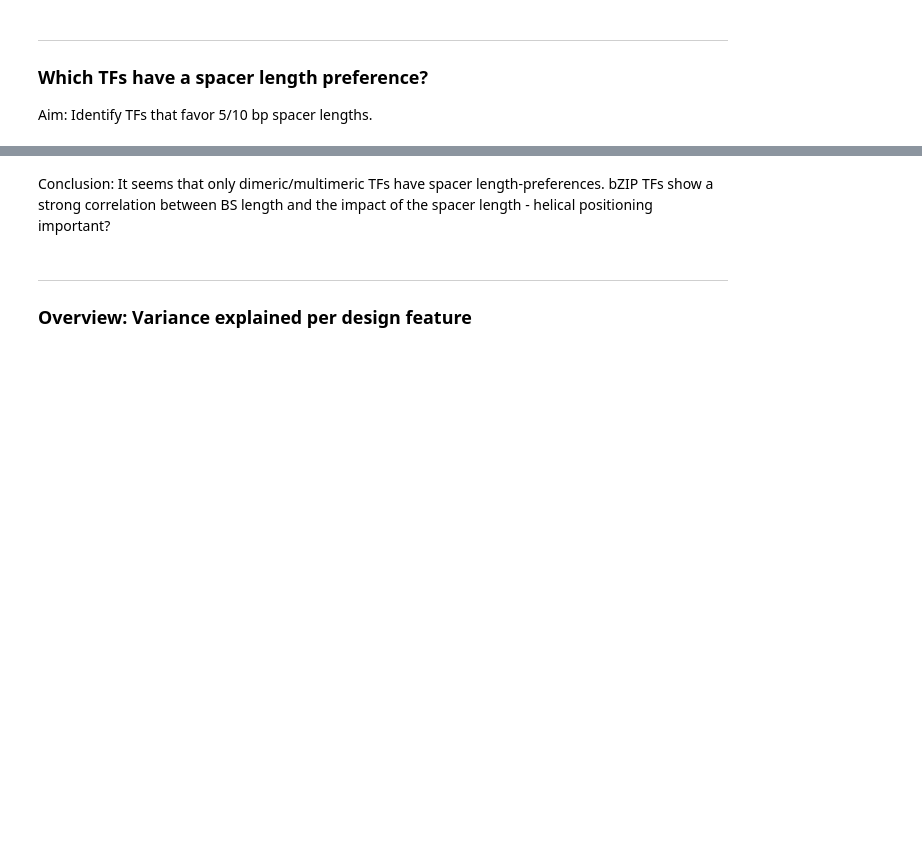
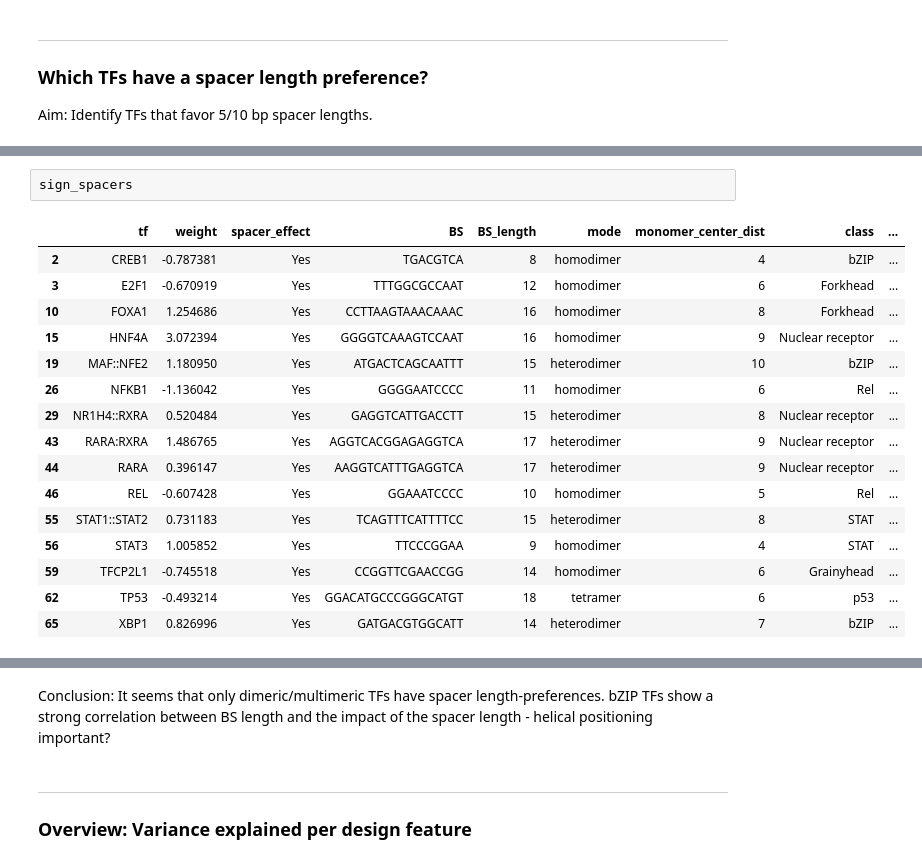
Before and after one commit to mtrauernicht/TF_MPRA, a Jupyter notebook: py_analysis/Fig2_linear_model.ipynb, the cells around one changed output, grey strips where cells are left out. Drawn from its saved outputs; the diff is of its cells as text; blank space fills up the shorter version.

```diff
--- a/py_analysis/Fig2_linear_model.ipynb
+++ b/py_analysis/Fig2_linear_model.ipynb
@@ -676,0 +683,19 @@ PearsonRResult(statistic=0.4596560374683067, pvalue=0.0847401447324714)
+# %%
+sign_spacers
+# %% [output]
+|  | tf | weight | spacer_effect | BS | BS_length | mode | monomer_center_dist | class | ... |
+| 2 | CREB1 | -0.787381 | Yes | TGACGTCA | 8 | homodimer | 4 | bZIP | ... |
+| 3 | E2F1 | -0.670919 | Yes | TTTGGCGCCAAT | 12 | homodimer | 6 | Forkhead | ... |
+| 10 | FOXA1 | 1.254686 | Yes | CCTTAAGTAAACAAAC | 16 | homodimer | 8 | Forkhead | ... |
+| 15 | HNF4A | 3.072394 | Yes | GGGGTCAAAGTCCAAT | 16 | homodimer | 9 | Nuclear receptor | ... |
+| 19 | MAF::NFE2 | 1.180950 | Yes | ATGACTCAGCAATTT | 15 | heterodimer | 10 | bZIP | ... |
+| 26 | NFKB1 | -1.136042 | Yes | GGGGAATCCCC | 11 | homodimer | 6 | Rel | ... |
+| 29 | NR1H4::RXRA | 0.520484 | Yes | GAGGTCATTGACCTT | 15 | heterodimer | 8 | Nuclear receptor | ... |
+| 43 | RARA:RXRA | 1.486765 | Yes | AGGTCACGGAGAGGTCA | 17 | heterodimer | 9 | Nuclear receptor | ... |
+| 44 | RARA | 0.396147 | Yes | AAGGTCATTTGAGGTCA | 17 | heterodimer | 9 | Nuclear receptor | ... |
+| 46 | REL | -0.607428 | Yes | GGAAATCCCC | 10 | homodimer | 5 | Rel | ... |
+| 55 | STAT1::STAT2 | 0.731183 | Yes | TCAGTTTCATTTTCC | 15 | heterodimer | 8 | STAT | ... |
+| 56 | STAT3 | 1.005852 | Yes | TTCCCGGAA | 9 | homodimer | 4 | STAT | ... |
+| 59 | TFCP2L1 | -0.745518 | Yes | CCGGTTCGAACCGG | 14 | homodimer | 6 | Grainyhead | ... |
+| 62 | TP53 | -0.493214 | Yes | GGACATGCCCGGGCATGT | 18 | tetramer | 6 | p53 | ... |
+| 65 | XBP1 | 0.826996 | Yes | GATGACGTGGCATT | 14 | heterodimer | 7 | bZIP | ... |
```
Also changed, not shown: parts of 6 cells of this notebook, 6 other files.
